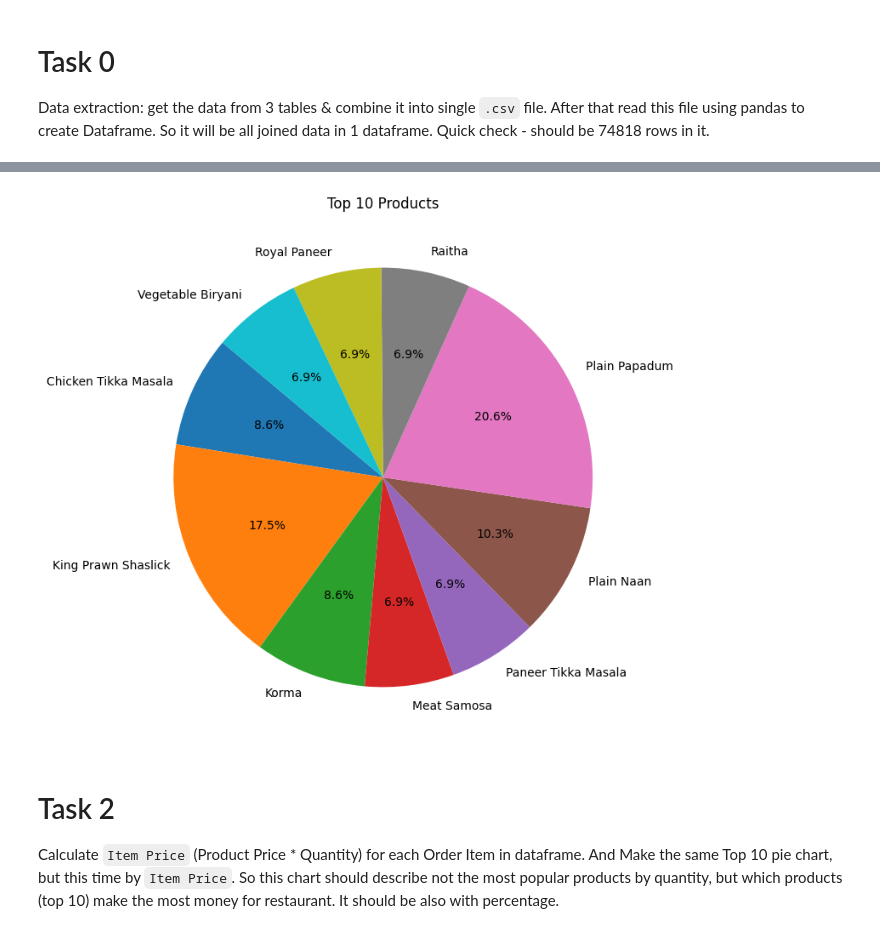
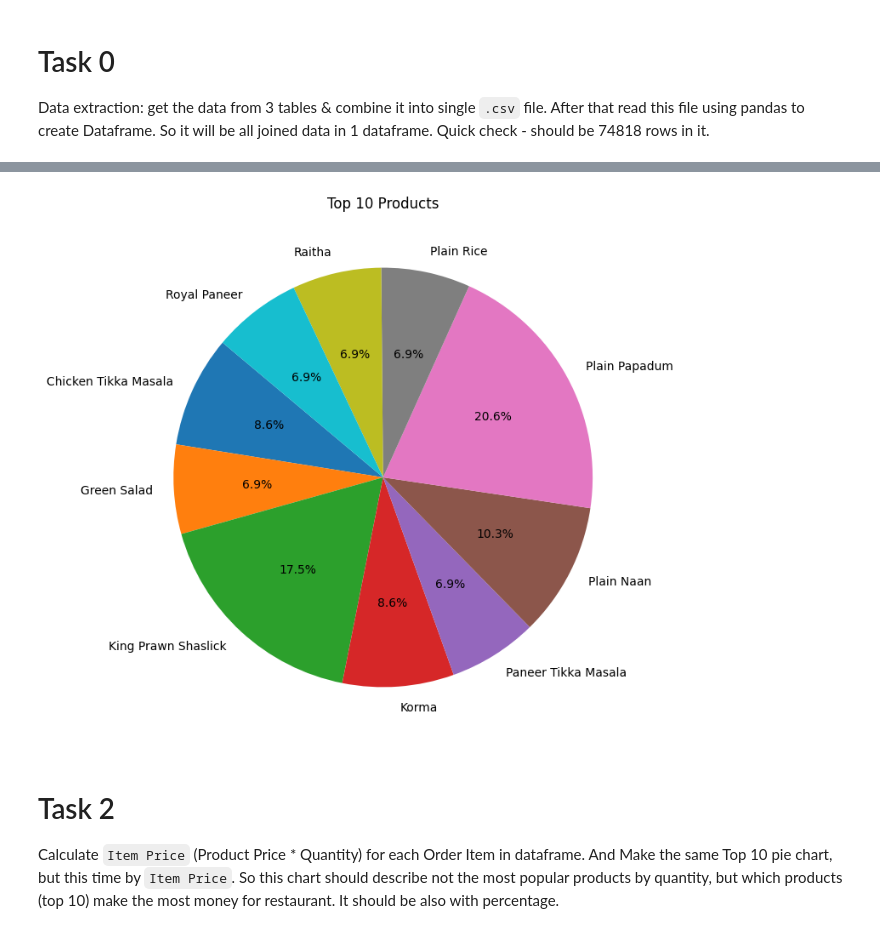
Before and after one commit to ValeriiaKyr/py-restaurant-data-analysis, a Jupyter notebook: app/main.ipynb, the cells around one changed output, grey strips where cells are left out. Cells and saved outputs as stored; diff of their text form; code cells hidden in the pictures.

Commit message:
implement py-restaurant-data-analysis 2

```diff
--- a/app/main.ipynb
+++ b/app/main.ipynb
@@ -43,3 +9,28 @@ data
+# %%
+import sqlite3
+conn = sqlite3.connect('../db.sqlite3')
+query = """
+SELECT
+    restaurant_order.id AS id,
+    restaurant_order.datetime AS datetime,
+    restaurant_orderitem.id AS orderitem_id,
+    restaurant_orderitem.quantity AS quantity,
+    restaurant_product.id AS product_id,
+    restaurant_product.name AS name,
+    restaurant_product.price AS price,
+    (restaurant_orderitem.quantity * restaurant_product.price) AS total_price
+FROM
+    restaurant_order
+JOIN
+    restaurant_orderitem ON restaurant_order.id = restaurant_orderitem.order_id
+JOIN
+    restaurant_product ON restaurant_orderitem.product_id = restaurant_product.id;
+
+"""
+
+product = pd.read_sql_query(query, conn)
+product.to_csv('order_details.csv', index=False)
+conn.close()
 # %% [markdown]
 # Task 1
 Get Top 10 most popular products in restaurant sold by Quantity.
@@ -49,18 +40,17 @@ Example:
 
 ![pie chart](../demo/pie.png)
 # %%
-# write your code here
 import matplotlib.pyplot as plt
-pop = data.sort_values(by="quantity", ascending=False).head(11)
+pop = product.sort_values(by="quantity", ascending=False).head(11)
 res = pop.groupby('name')['quantity'].sum()
 proc = (res / res.sum()) * 100
 
 plt.figure(figsize=(8, 8))
 plt.pie(proc, labels=res.index, autopct='%1.1f%%', startangle=140)
 plt.title("Top 10 Products")
 plt.show()
 # %% [output]
-[figure, old version]
+[figure, new version]
 # %% [markdown]
 # Task 2
 Calculate `Item Price` (Product Price * Quantity) for each Order Item in dataframe.
```
Also changed, not shown: parts of 5 cells of this notebook, 1 other file.
